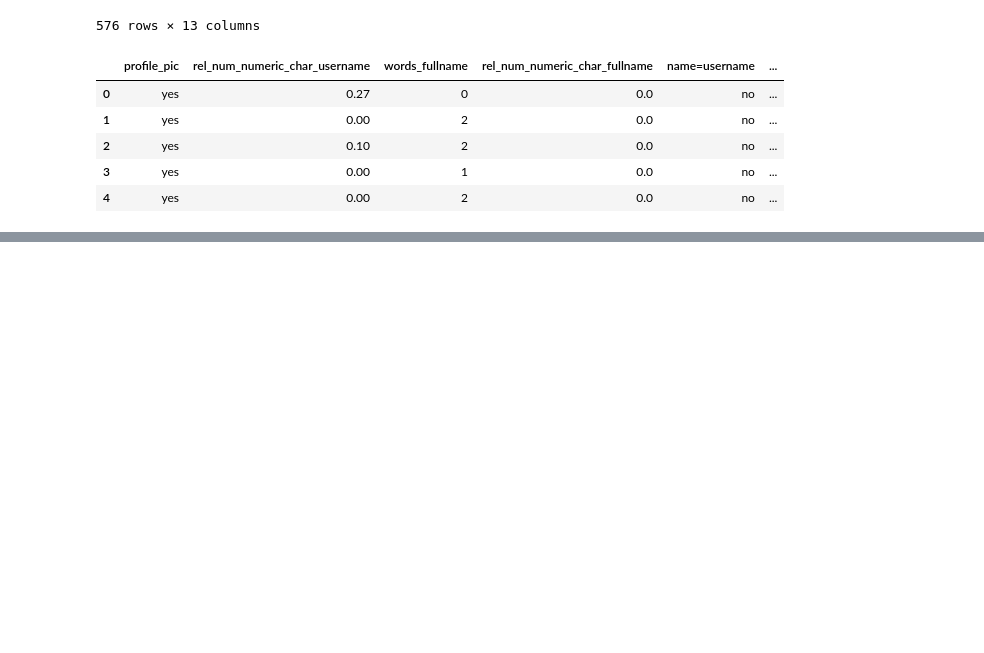
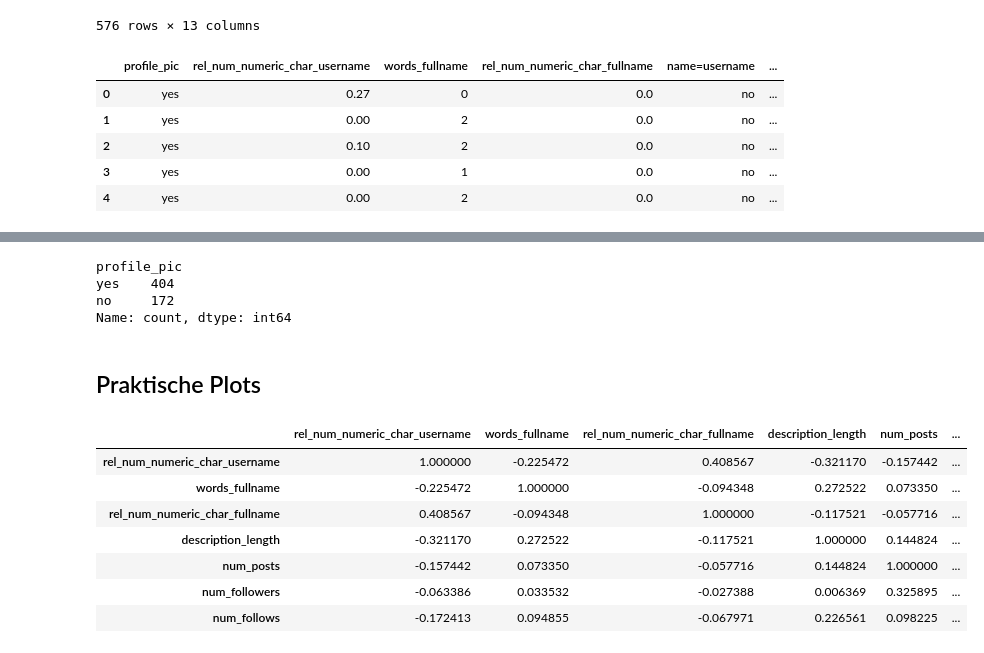
Before and after one commit to MaxBracco/DataScienceUE, a Jupyter notebook: code/lektion_01.ipynb, the cells around one changed output, grey strips where cells are left out. Saved outputs shown, nothing was run; the diff lists cells and outputs as text; code cells hidden in the pictures; blank space fills up the shorter version.

Commit message:
Added some Plots

```diff
--- a/code/lektion_01.ipynb
+++ b/code/lektion_01.ipynb
@@ -66,0 +118,20 @@ data.head(5)
+# %%
+data["profile_pic"].value_counts()
+# %% [output]
+profile_pic
+yes    404
+no     172
+Name: count, dtype: int64
+# %% [markdown]
+## Praktische Plots
+# %%
+data.select_dtypes(include="number").corr()
+# %% [output]
+|  | rel_num_numeric_char_username | words_fullname | rel_num_numeric_char_fullname | description_length | num_posts | ... |
+| rel_num_numeric_char_username | 1.000000 | -0.225472 | 0.408567 | -0.321170 | -0.157442 | ... |
+| words_fullname | -0.225472 | 1.000000 | -0.094348 | 0.272522 | 0.073350 | ... |
+| rel_num_numeric_char_fullname | 0.408567 | -0.094348 | 1.000000 | -0.117521 | -0.057716 | ... |
+| description_length | -0.321170 | 0.272522 | -0.117521 | 1.000000 | 0.144824 | ... |
+| num_posts | -0.157442 | 0.073350 | -0.057716 | 0.144824 | 1.000000 | ... |
+| num_followers | -0.063386 | 0.033532 | -0.027388 | 0.006369 | 0.325895 | ... |
+| num_follows | -0.172413 | 0.094855 | -0.067971 | 0.226561 | 0.098225 | ... |
```
Also changed, not shown: parts of 9 cells of this notebook.
